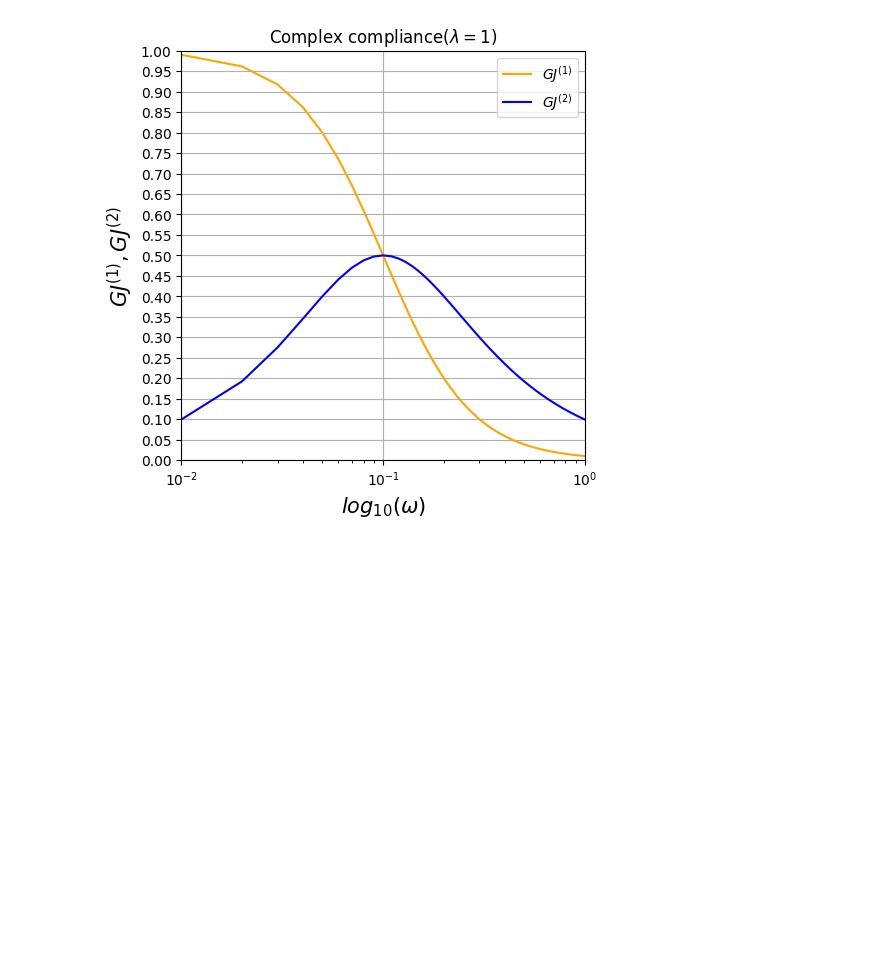
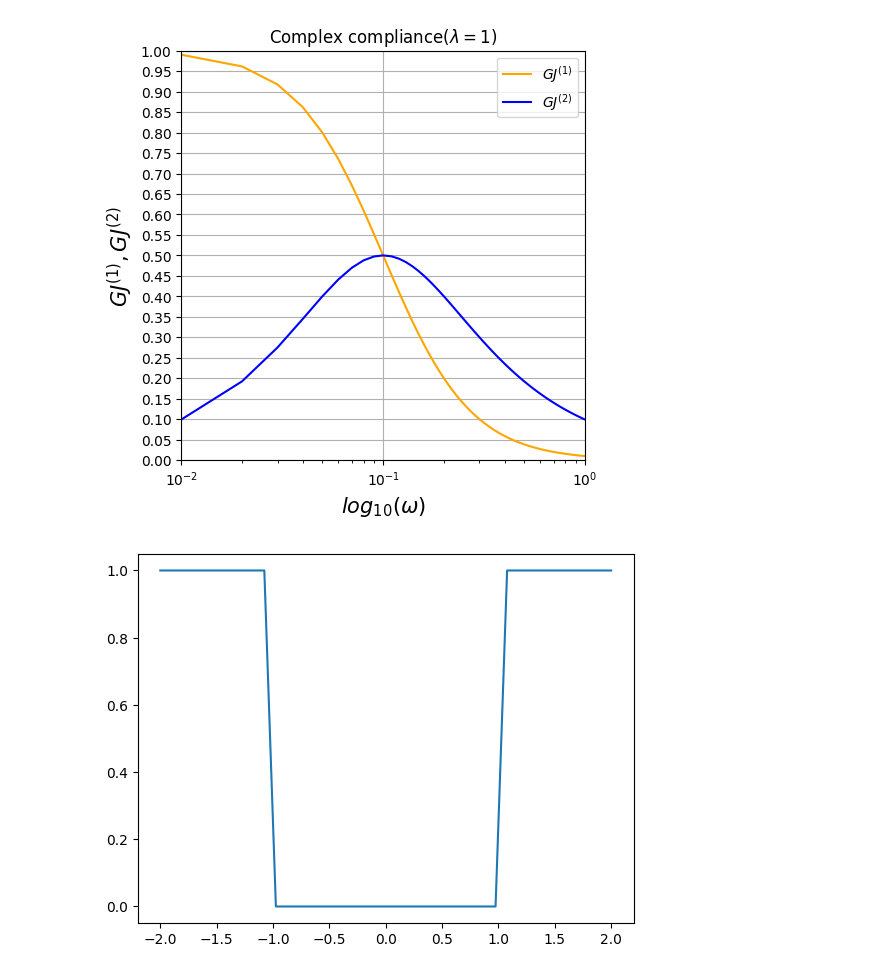
Before and after one commit to AikoKanazawa/study, a Jupyter notebook: M1study/kadai6.ipynb, the cells around one changed output. Drawn from its saved outputs; the diff is of its cells as text; code cells hidden in the pictures; blank space fills up the shorter version.

```diff
--- a/M1study/kadai6.ipynb
+++ b/M1study/kadai6.ipynb
@@ -35,3 +35,15 @@ axes.legend(['$GJ^{(1)}$','$GJ^{(2)}$'])
 plt.show()
 # %% [output]
 [figure]
+# %%
+N = 40
+xmin = -2
+xmax = 2
+def H2(x):
+   if -1 < x and x < 1: return 0
+   else: return 1
+p = np.linspace( xmin, xmax, N)
+plt.plot( p, [H2(p[k]) for k in range(N)] )
+plt.show()
+# %% [output]
+[figure, added]
```
Also changed, not shown: parts of 1 cell of this notebook, 5 other files.
